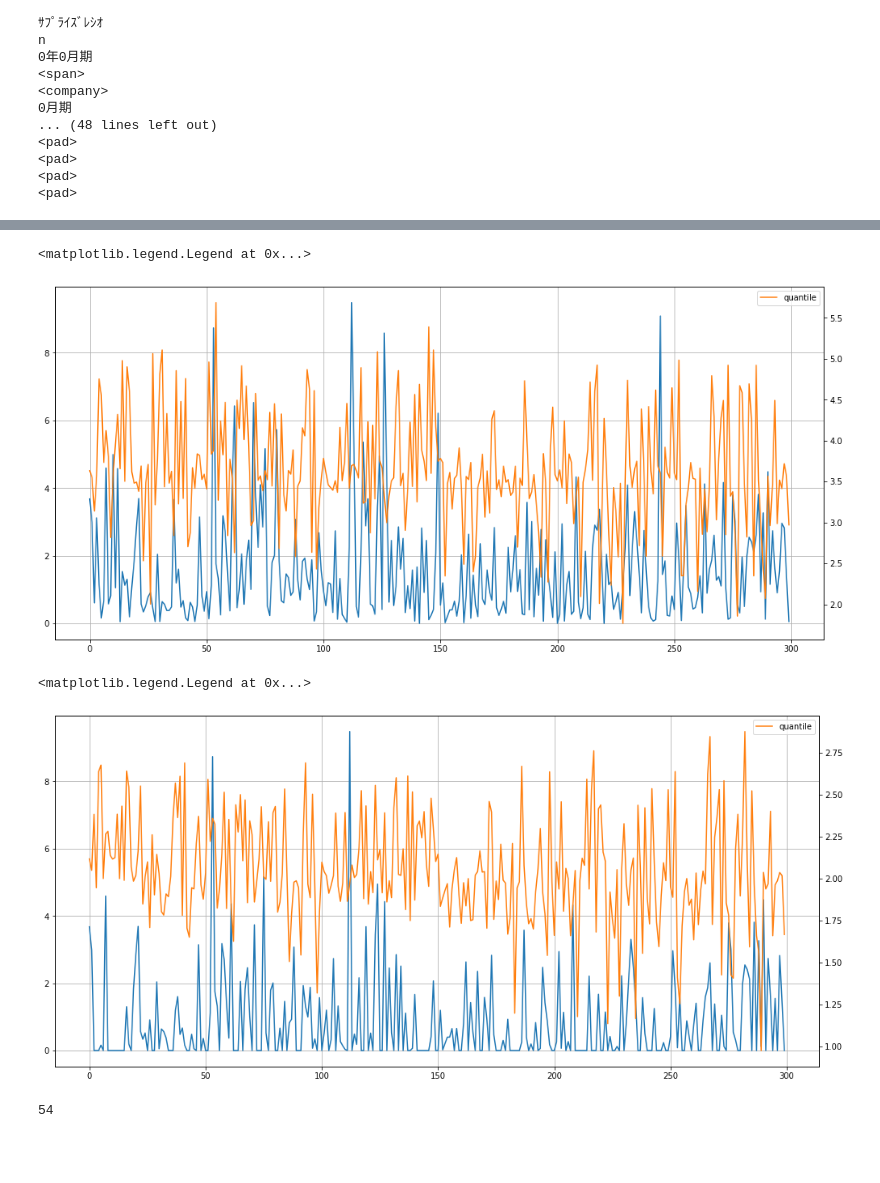
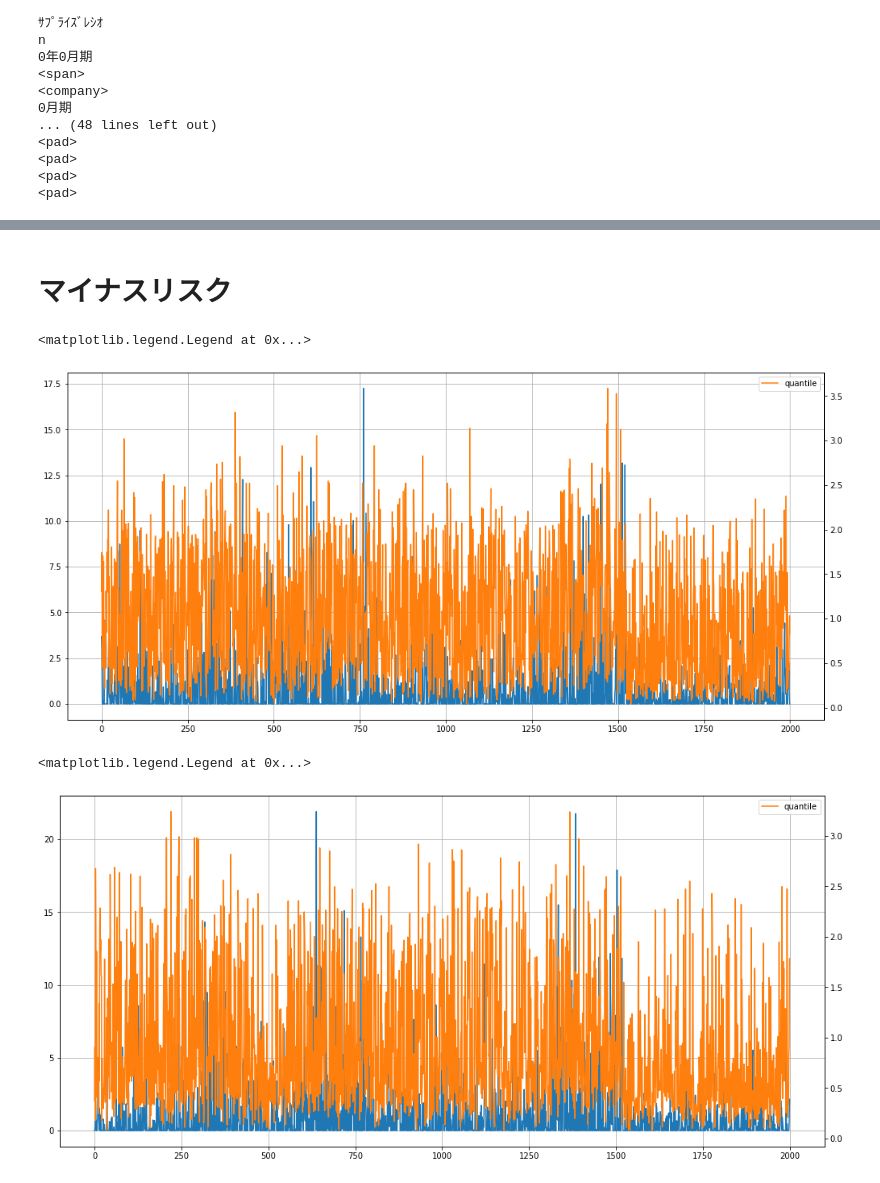
Before and after one commit to ShogoAkiyama/rltorch2, a Jupyter notebook: sentiment/iqn/EDA.ipynb, the cells around one changed output, grey strips where cells are left out. Saved outputs shown, nothing was run; the diff lists cells and outputs as text; code cells hidden in the pictures; blank space fills up the shorter version.

```diff
--- a/sentiment/iqn/EDA.ipynb
+++ b/sentiment/iqn/EDA.ipynb
@@ -40,7 +40,7 @@ parser.add_argument('--test', action='store_true')
 device = torch.device('cuda' if torch.cuda.is_available() else 'cpu')
 parser.add_argument('--device', type=str, default=device)
 
-parser.add_argument('--num_quantile', type=int, default=64)
+parser.add_argument('--num_quantile', type=int, default=32)
 
 args = parser.parse_args(args=[])
 
@@ -112,31 +112,41 @@ IQN(
 ## 通常
 # %%
 curr_q = []
-cvar_q = []
+risk_neutral_q = []
+risk_sensitive_q = []
+risk_averse_q = []
 rewards = []
 attns = []
 states = []
+eta0 = 0
+eta1 = 1
 
 for batch in test_dl:
     state = batch.Text1[0].to(device)
     with torch.no_grad():
-        curr, _, attn = trainer.model(state, eta=1, eval=True)
-        cvar, _, cvar_attn = trainer.model(state, eta=0.1, eval=True)
+        risk_neutral, _, attn = trainer.model(state, eta0, eta1, eval=True)
+        risk_sensitive, _, _ = trainer.model(state, eta0, 0.1, eval=True)
+        risk_averse, _, _ = trainer.model(state, 0.9, eta1, eval=True)
 
-    curr_q.append(curr.squeeze(2).cpu().numpy())
-    cvar_q.append(cvar.squeeze(2).cpu().numpy())
+    risk_neutral_q.append(risk_neutral.squeeze(2).cpu().numpy())
+    risk_sensitive_q.append(risk_sensitive.squeeze(2).cpu().numpy())
+    risk_averse_q.append(risk_averse.squeeze(2).cpu().numpy())
+
     attns.append(attn.squeeze(2).cpu().numpy())
     rewards.append(batch.Label.item())
     states.append(state.cpu().numpy())
 
-curr_q = np.array(curr_q)
-cvar_q = np.array(cvar_q)
+risk_neutral_q = np.array(risk_neutral_q)
+risk_sensitive_q = np.array(risk_sensitive_q)
+risk_averse_q = np.array(risk_averse_q)
+
 attns = np.array(attns)
 rewards = np.array(rewards)
 states = np.array(states)
 # %%
-curr_q = np.array(curr_q).reshape(-1, args.num_quantile)
-cvar_q = np.array(cvar_q).reshape(-1, args.num_quantile)
+risk_neutral_q = np.array(risk_neutral_q).reshape(-1, args.num_quantile)
+risk_sensitive_q = np.array(risk_sensitive_q).reshape(-1, args.num_quantile)
+risk_averse_q = np.array(risk_averse_q).reshape(-1, args.num_quantile)
 attns = np.array(attns).reshape(-1, args.max_length)
 states = np.array(states).reshape(-1, args.max_length)
 # %%
@@ -473,0 +544,2 @@ n
+# %% [markdown]
+# マイナスリスク
@@ -474,10 +549,10 @@ n
 # %%
 fig = plt.figure(figsize=(17, 8))
 ax1 = fig.add_subplot(111)
-ln1=ax1.plot(np.abs(rewards[:300]), 'C0', label='reward')
+ln1=ax1.plot(np.abs(risk_rewards[:2000]), 'C0', label='reward')
 
 ax2 = ax1.twinx()
-ln2=ax2.plot(np.abs(curr_q.std(axis=1)[:300] ), 'C1', label='quantile')
+ln2=ax2.plot(np.abs(risk_sensitive_q.std(axis=1)[:2000]), 'C1', label='quantile')
 
 h1, l1 = ax1.get_legend_handles_labels()
 h2, l2 = ax2.get_legend_handles_labels()
@@ -486,4 +561,4 @@ ax1.grid(True)
 plt.legend()
 # %% [output]
 <matplotlib.legend.Legend at 0x...>
-[figure, old version]
+[figure, new version]
@@ -495,23 +565,22 @@ m_rewards[m_rewards > 0] = 0
+# %%
+return_rewards = rewards.copy()
+return_rewards[return_rewards < 0] = 0
 # %%
 fig = plt.figure(figsize=(17, 8))
 ax1 = fig.add_subplot(111)
-ln1=ax1.plot(np.abs(m_rewards[:300]), 'C0', label='reward')
+ln1=ax1.plot(np.abs(return_rewards[:2000]), 'C0', label='reward')
 
 ax2 = ax1.twinx()
-ln2=ax2.plot(np.abs(m_curr_q.std(axis=1)[:300]), 'C1', label='quantile')
+ln2=ax2.plot(np.abs(risk_averse_q.std(axis=1)[:2000]), 'C1', label='quantile')
 
 h1, l1 = ax1.get_legend_handles_labels()
 h2, l2 = ax2.get_legend_handles_labels()
 
 ax1.grid(True)
 plt.legend()
 # %% [output]
 <matplotlib.legend.Legend at 0x...>
-[figure, old version]
+[figure, new version]
-# %%
-(np.abs(curr_q.std(axis=1)[:300])).argmax()
-# %% [output]
-54
 # %%
 # HTMLを作成する関数を実装
 def highlight(word, attn):
```
Also changed, not shown: parts of 37 cells of this notebook, 7 other files.
